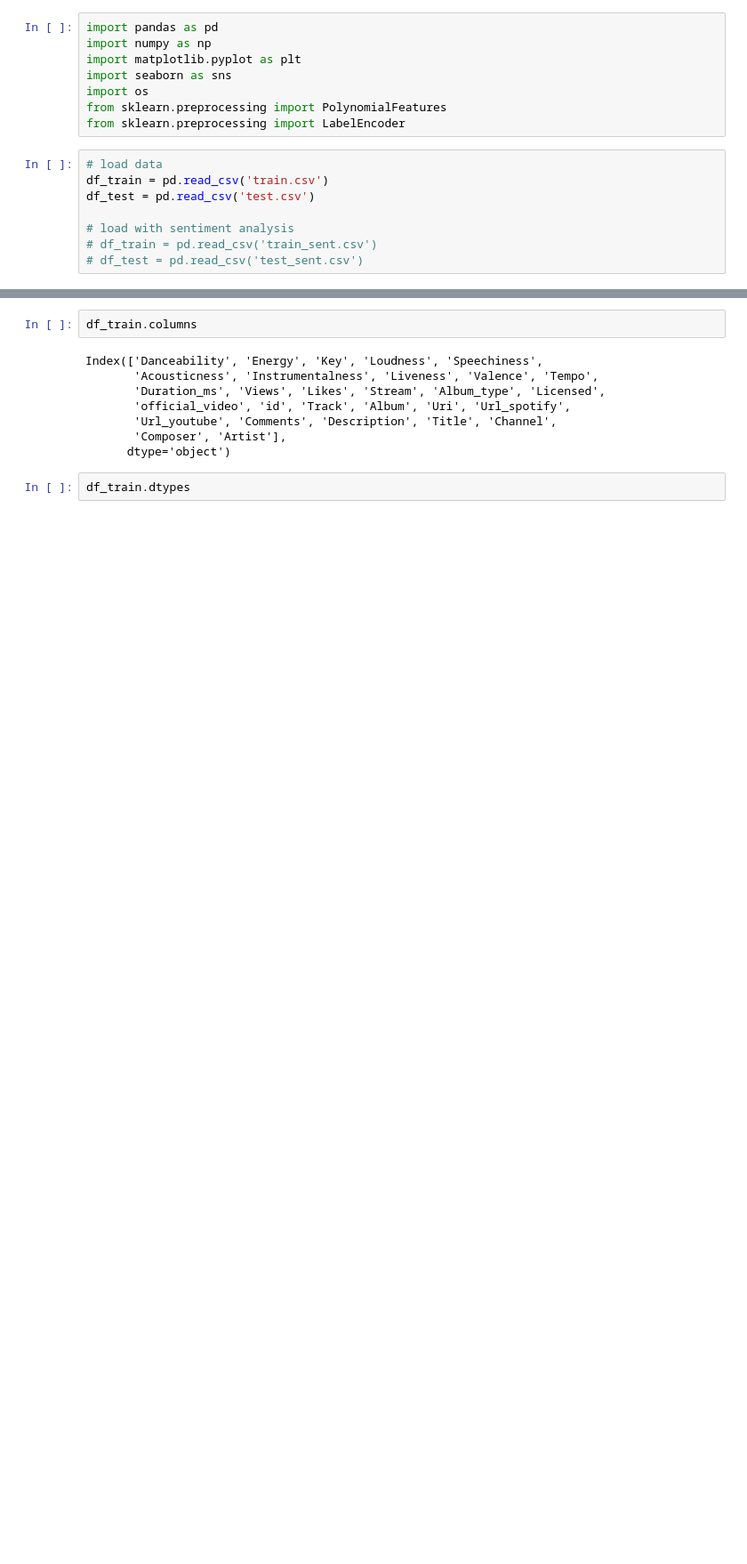
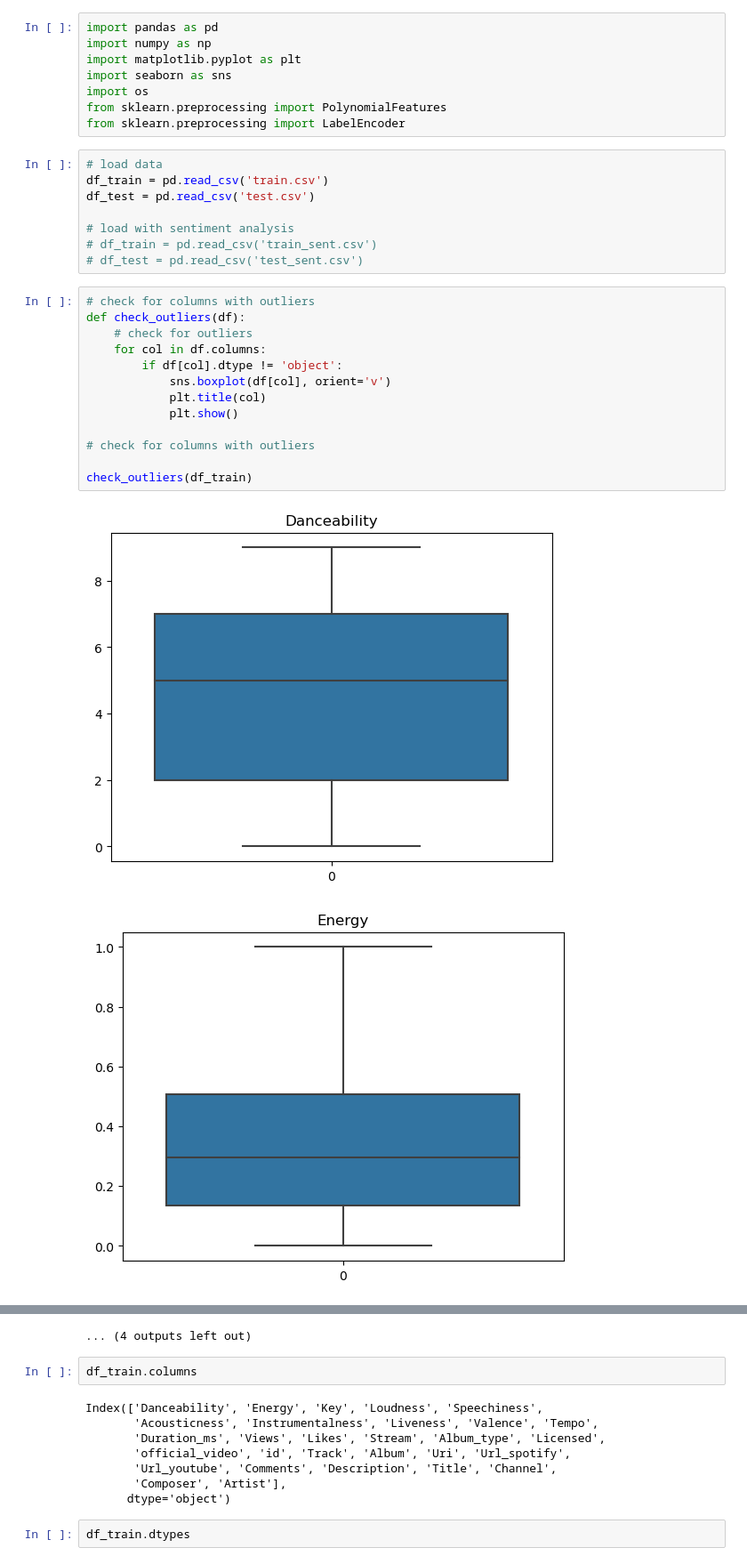
Before and after one commit to sormazabal/Konfusion, a Jupyter notebook: Scalling.ipynb, the cells around one changed output, grey strips where cells are left out. Shown at 89% size. Cells and saved outputs as stored; diff of their text form; blank space fills up the shorter version.

```diff
--- a/Scalling.ipynb
+++ b/Scalling.ipynb
@@ -14,3 +14,19 @@ df_test = pd.read_csv('test.csv')
 # load with sentiment analysis
 # df_train = pd.read_csv('train_sent.csv')
 # df_test = pd.read_csv('test_sent.csv')
+# %%
+# check for columns with outliers
+def check_outliers(df):
+    # check for outliers
+    for col in df.columns:
+        if df[col].dtype != 'object':
+            sns.boxplot(df[col], orient='v')
+            plt.title(col)
+            plt.show()
+
+# check for columns with outliers
+
+check_outliers(df_train)
+# %% [output]
+[figure, added]
+[figure, added]
@@ -17,3 +43,4 @@ df_test = pd.read_csv('test.csv')
+... (4 outputs left out)
 # %%
 df_train.columns
 # %% [output]
```
Also changed, not shown: parts of 1 cell of this notebook.
